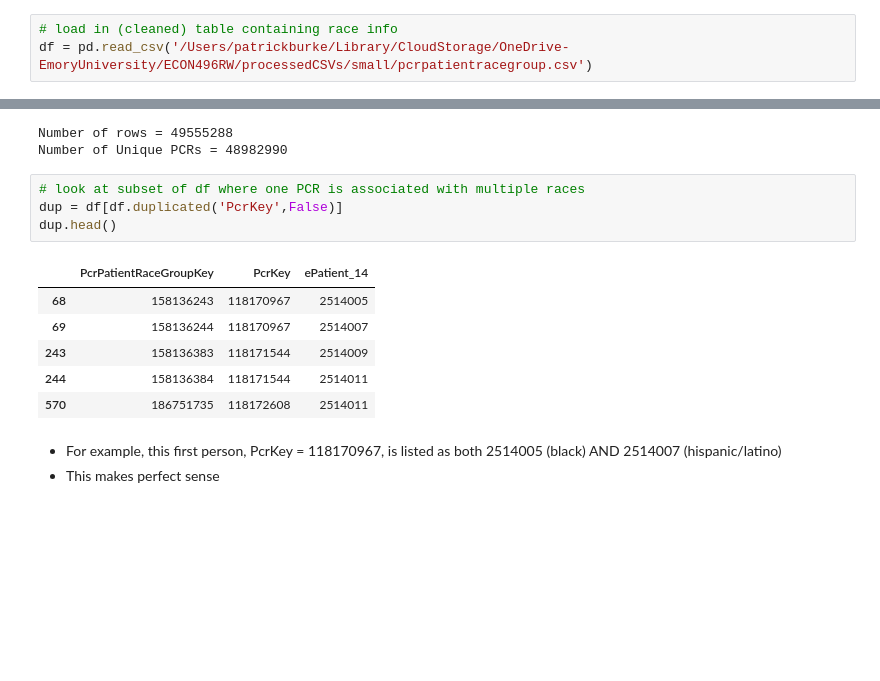
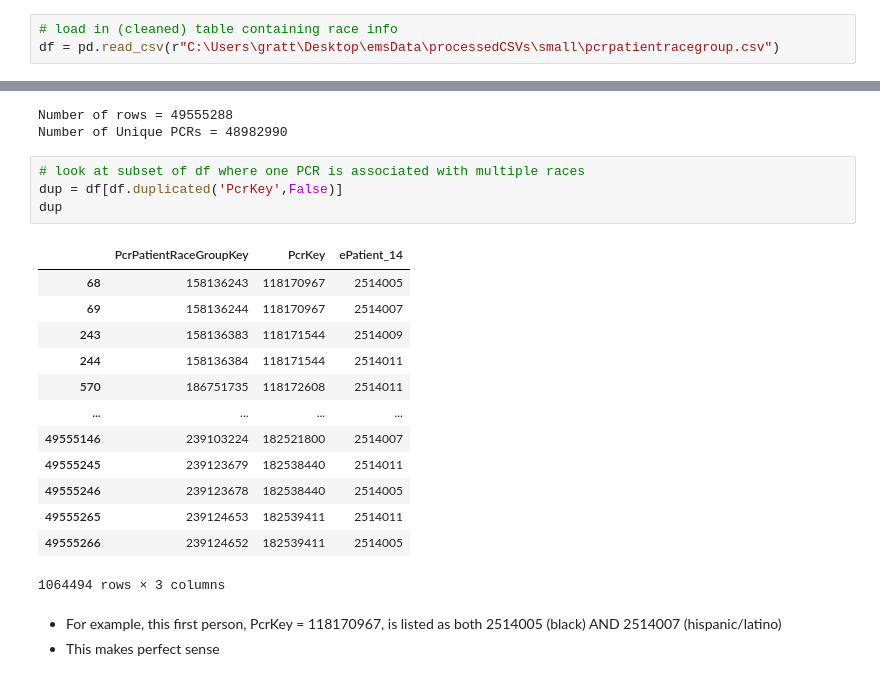
Before and after one commit to patgratt/emsBigDataProject, a Jupyter notebook: stage2-dataWrangling/race.ipynb, the cells around one changed output, grey strips where cells are left out. Cells and saved outputs as stored; diff of their text form; blank space fills up the shorter version.

```diff
--- a/stage2-dataWrangling/race.ipynb
+++ b/stage2-dataWrangling/race.ipynb
@@ -3,6 +4,6 @@ import pandas as pd
 # %%
 # load in (cleaned) table containing race info
-df = pd.read_csv('/Users/patrickburke/Library/CloudStorage/OneDrive-EmoryUniversity/ECON496RW/processedCSVs/small/pcrpatientracegroup.csv')
+df = pd.read_csv(r"C:\Users\gratt\Desktop\emsData\processedCSVs\small\pcrpatientracegroup.csv")
 # %%
 df.head()
 # %% [output]
@@ -35,14 +36,21 @@ Number of Unique PCRs = 48982990
 # %%
 # look at subset of df where one PCR is associated with multiple races
 dup = df[df.duplicated('PcrKey',False)]
-dup.head()
+dup
 # %% [output]
 |  | PcrPatientRaceGroupKey | PcrKey | ePatient_14 |
 | 68 | 158136243 | 118170967 | 2514005 |
 | 69 | 158136244 | 118170967 | 2514007 |
 | 243 | 158136383 | 118171544 | 2514009 |
 | 244 | 158136384 | 118171544 | 2514011 |
 | 570 | 186751735 | 118172608 | 2514011 |
+| ... | ... | ... | ... |
+| 49555146 | 239103224 | 182521800 | 2514007 |
+| 49555245 | 239123679 | 182538440 | 2514011 |
+| 49555246 | 239123678 | 182538440 | 2514005 |
+| 49555265 | 239124653 | 182539411 | 2514011 |
+| 49555266 | 239124652 | 182539411 | 2514005 |
+1064494 rows × 3 columns
 # %% [markdown]
 - For example, this first person, PcrKey = 118170967, is listed as both 2514005 (black) AND 2514007 (hispanic/latino)
 - This makes perfect sense
```
Also changed, not shown: parts of 30 cells of this notebook.
